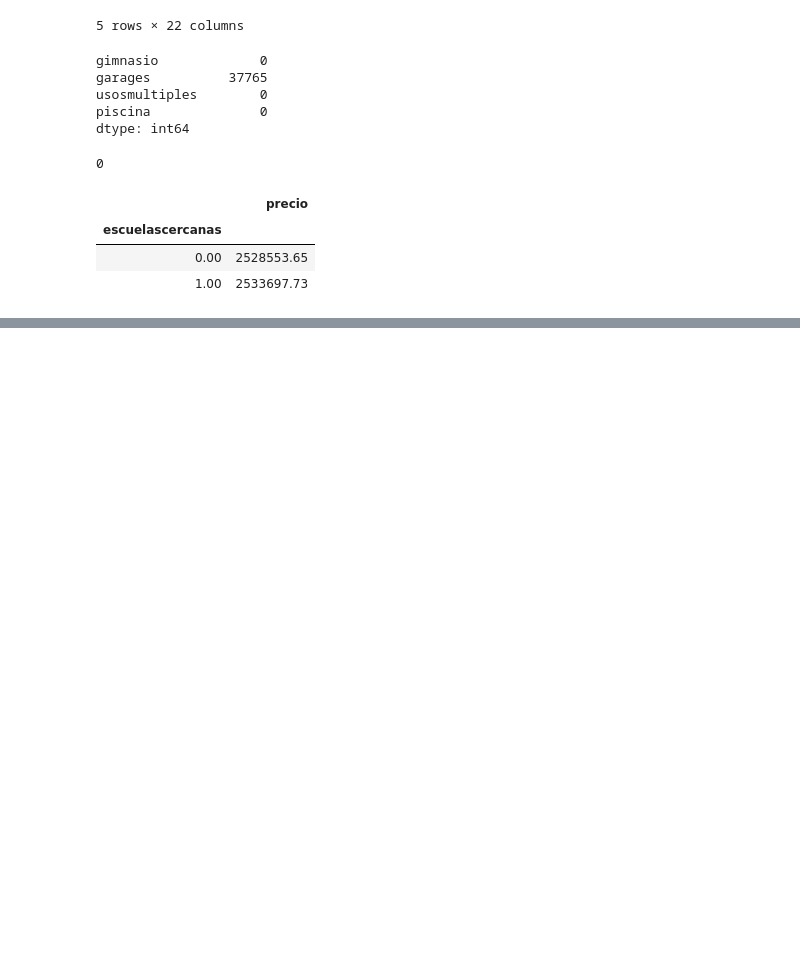
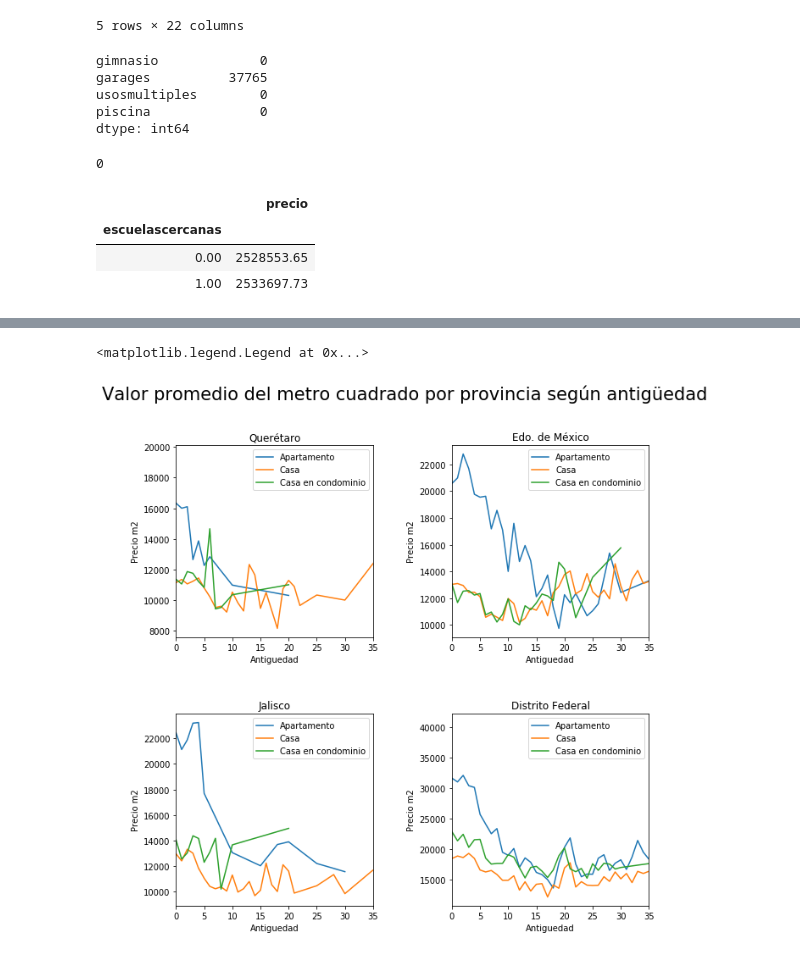
Before and after one commit to JuanCruzCastroLopez/tp1-zonajobs-analysis, a Jupyter notebook: ggp_notebook.ipynb, the cells around one changed output, grey strips where cells are left out. Drawn from its saved outputs; the diff is of its cells as text; code cells hidden in the pictures; blank space fills up the shorter version.

Commit message:
Grafico de antiguedad

```diff
--- a/ggp_notebook.ipynb
+++ b/ggp_notebook.ipynb
@@ -44,0 +63,59 @@ df.groupby('escuelascercanas').agg({'precio':'mean'})
+# %%
+# Influye la antiguedad en el valor de las casas?
+# Tomo datos agrupando por antiguedad, tipo de propiedad y provincia.
+# Filtro aquellos grupos donde la cantidad no es suficiente como para hacer un analisis consistente
+# Armo un grafico para cada provincia, comparando los tipos de propiedad
+
+df.groupby('provincia').size().sort_values(ascending=False)
+
+df2 = df.copy()
+
+df2['precio_m2'] = df2['precio']/df2['metroscubiertos']
+
+df2 = df2.groupby(['antiguedad','tipodepropiedad','provincia']).filter(lambda x: len(x)>10).groupby(['antiguedad','tipodepropiedad','provincia']).agg({'precio_m2':'mean'})
+
+df2 = df2.reset_index()
+
+fig,(ax1,ax2) = plt.subplots(2,2, figsize=(10,10))
+
+fig.subplots_adjust(hspace=0.4, wspace=0.4)
+fig.suptitle('Valor promedio del metro cuadrado por provincia según antigüedad',fontsize=21)
+
+for name in ['Apartamento','Casa','Casa en condominio']:
+    ax1[0].plot(df2[(df2.tipodepropiedad==name) & (df2.provincia == 'Querétaro')].antiguedad,\
+            df2[(df2.tipodepropiedad==name) & (df2.provincia == 'Querétaro')].precio_m2,\
+            label=name)
+    ax1[0].set_title('Querétaro')
+    ax1[1].plot(df2[(df2.tipodepropiedad==name) & (df2.provincia == 'Edo. de México')].antiguedad,\
+            df2[(df2.tipodepropiedad==name) & (df2.provincia == 'Edo. de México')].precio_m2,\
+            label=name)
+    ax1[1].set_title('Edo. de México')
+    ax2[0].plot(df2[(df2.tipodepropiedad==name) & (df2.provincia == 'Jalisco')].antiguedad,\
+            df2[(df2.tipodepropiedad==name) & (df2.provincia == 'Jalisco')].precio_m2,\
+            label=name)
+    ax2[0].set_title('Jalisco')
+    ax2[1].plot(df2[(df2.tipodepropiedad==name) & (df2.provincia == 'Distrito Federal')].antiguedad,\
+            df2[(df2.tipodepropiedad==name) & (df2.provincia == 'Distrito Federal')].precio_m2,\
+            label=name)
+    ax2[1].set_title('Distrito Federal')
+    ax1[0].set_xlim([0,35])
+    ax1[1].set_xlim([0,35])
+    ax2[0].set_xlim([0,35])
+    ax2[1].set_xlim([0,35])
+
+
+ax1[0].set_xlabel("Antiguedad")
+ax1[0].set_ylabel("Precio m2")
+ax1[0].legend(loc='best')
+ax1[1].set_xlabel("Antiguedad")
+ax1[1].set_ylabel("Precio m2")
+ax1[1].legend(loc='best')
+ax2[0].set_xlabel("Antiguedad")
+ax2[0].set_ylabel("Precio m2")
+ax2[0].legend(loc='best')
+ax2[1].set_xlabel("Antiguedad")
+ax2[1].set_ylabel("Precio m2")
+ax2[1].legend(loc='best')
+# %% [output]
+<matplotlib.legend.Legend at 0x...>
+[figure, added]
```
Also changed, not shown: parts of 12 cells of this notebook.
